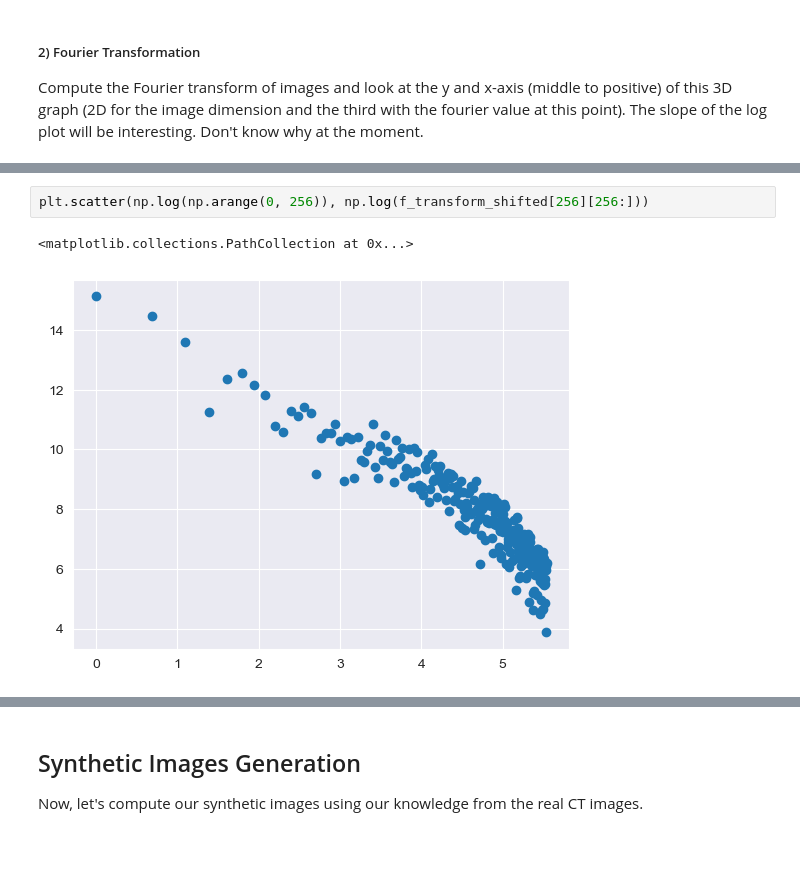
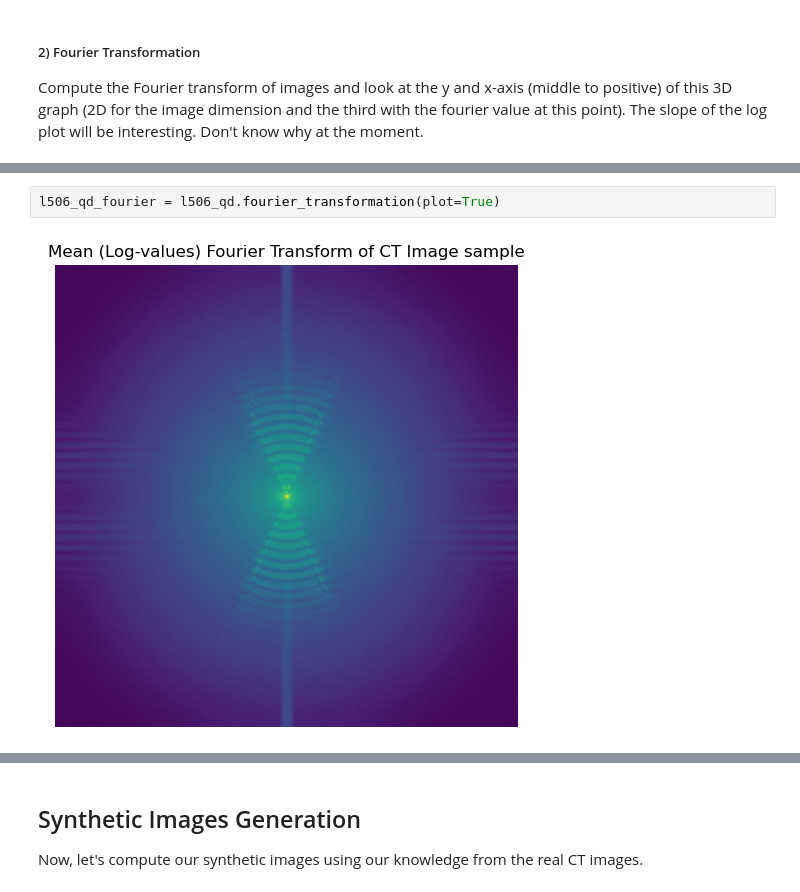
Before and after one commit to paulo-03/research_project_master, a Jupyter notebook: local_files/synthetic_images.ipynb, the cells around one changed output, grey strips where cells are left out. Saved outputs shown, nothing was run; the diff lists cells and outputs as text; blank space fills up the shorter version.

Commit message:
fourier transform analysis added to helper functions

```diff
--- a/local_files/synthetic_images.ipynb
+++ b/local_files/synthetic_images.ipynb
@@ -154,5 +131,4 @@ plt.show()
-# %%
-plt.scatter(np.log(np.arange(0, 256)), np.log(f_transform_shifted[256][256:]))
-# %% [output]
-<matplotlib.collections.PathCollection at 0x...>
-[figure, removed]
+# %%
+l506_qd_fourier = l506_qd.fourier_transformation(plot=True)
+# %% [output]
+[figure, added]
```
Also changed, not shown: parts of 11 cells of this notebook, 6 other files.
